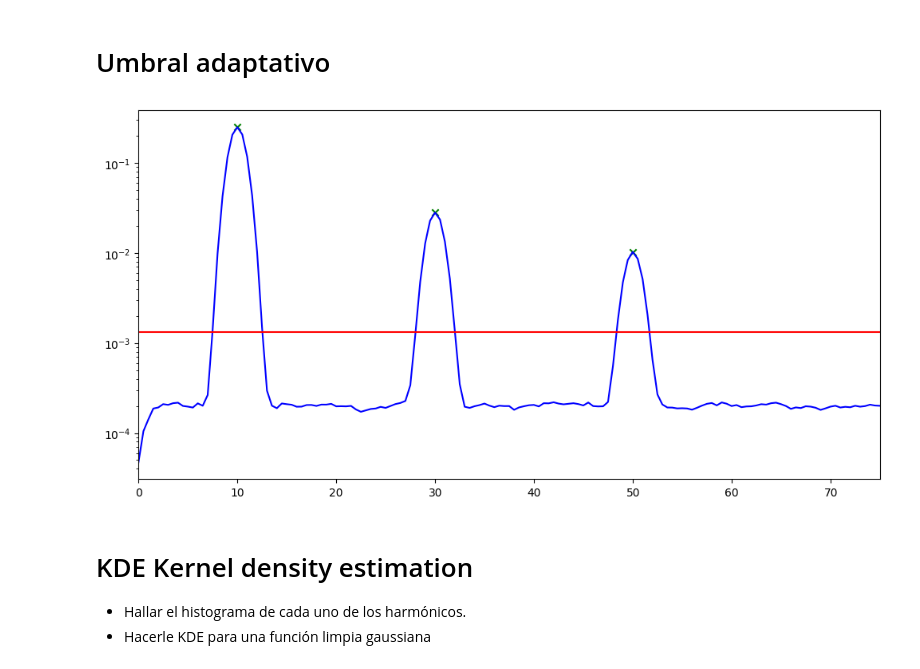
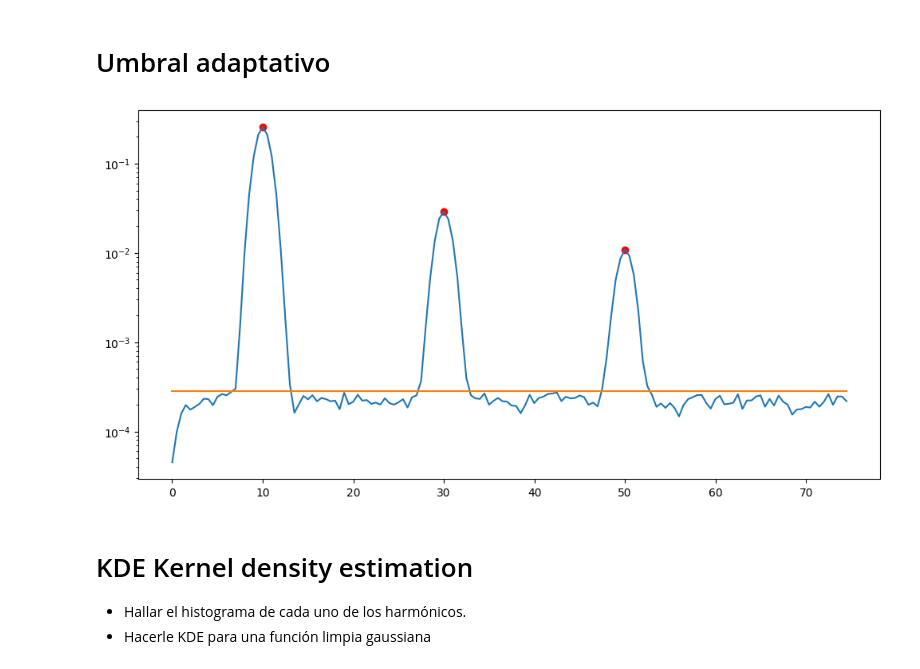
Before and after one commit to dramirezbe/Signal-theory, a Jupyter notebook: Random-signal-analysis/PSD_Estimation_arreglado.ipynb, the cells around one changed output. Drawn from its saved outputs; the diff is of its cells as text; code cells hidden in the pictures.

```diff
--- a/Random-signal-analysis/PSD_Estimation_arreglado.ipynb
+++ b/Random-signal-analysis/PSD_Estimation_arreglado.ipynb
@@ -31,7 +31,7 @@ Aplicar método welch: Consiste en hallar la FFT por ventaneos de la señal y lu
 
 np.random.seed(0)
 
-def randomvector(N, sigma):
+def randomvector(sigma, N):
     """Genera un vector gaussiano eta = N(0, sigma)"""
     return np.random.normal(0, np.sqrt(sigma), size=N)
 
@@ -42,43 +42,44 @@ def real_signal(t, wo):
 def welch_vector(X, fs, nperseg, window, nfft):
     """Generar psd de la señal xi
        ventaneo hamming
-       overlap del 25% de la vetana
+       overlap del 50% de la vetana
     """
     return sig.welch(X, fs, window=window, nperseg=nperseg, noverlap=(nperseg//2), nfft=nfft)
 
-def matrix_data(t, wo, sigma, M):
+def matrix_data(t, wo, sigma, N, M):
     N = len(t)
     X = np.zeros((M, N))  # Ajustar la dimensión de la matriz
     for i in range(M):
         X_true = real_signal(t, wo)  # Generar señal real
-        X[i] = X_true + randomvector(N, sigma)  # Combinarla con ruido, meterla a la fila
+        X[i] = X_true + randomvector(sigma, N)  # Combinarla con ruido, meterla a la fila
     return X
 
-def matrix_psd(X, nperseg, window, fs, M, N, fn):
+def matrix_psd(X, fs, nperseg, window, nfft, fn, N, M):
 
     Psd_real = np.zeros((M, N))  # Matriz para almacenar los PSD
     for i in range(M):
-        f, psd = welch_vector(X[i], fs, nperseg, window, N*2-1)
+        f, psd = welch_vector(X[i], fs, nperseg, window, nfft)
         Psd_real[i] = psd
 
-    return f, Psd_real
+    return f[:fn], Psd_real[:, :fn]
 
 # Parámetros
 N = 1024  # Longitud señal
 M = 1000  # Número de señales
-fo = 10  # 1Hz frecuencia
+fo = 10  # 10Hz frecuencia
 wo = 2*np.pi*fo
 sigma = 0.1  # Varianza
 t = np.linspace(0, 1, N)  # Vector de tiempo de 0 a 3 segundos
 fs = 1/(t[1]-t[0])  # Frecuencia de muestreo
 nperseg = N - 1
-fn = int(5*wo+20)
+nfft = N*2 - 1
+fn = int(5*fo) + 100
 
 # Generación de datos
-X = matrix_data(t, wo, sigma, M)
+X = matrix_data(t, wo, sigma, N, M)
 
 # Cálculo de PSD para cada señal
-f, Psd_real = matrix_psd(X, nperseg, 'blackmanharris', fs, M, N, fn)
+f, Psd_real = matrix_psd(X, fs, nperseg, 'blackmanharris', nfft, fn, N, M)
 # %% [markdown]
 # Preparar Datos
 
@@ -109,7 +110,7 @@ model = Sequential([
     Dropout(0.5), #Dropout para no sobreajuste
     Dense(N//4, activation='elu'), # Capa oculta
     Dense(128, activation='relu'), #Capa oculta
-    Dense(N) #Capa de salida
+    Dense(Psd_real.shape[1]) #Capa de salida
 ])
 
 model.compile(optimizer=Adam(learning_rate=0.0001), loss='mse', metrics=['accuracy']) #Optimizador adam,
@@ -212,30 +213,28 @@ plt.show()"""
 # %%
 def harmonics(f, psd):
 
-    psd_mean = np.mean(psd)
-
-    peaks, _ = sig.find_peaks(psd, height=psd_mean, distance=1)
-
-    peaks_filtered = peaks[psd[peaks] > psd_mean] #filtrar picos
-    # Paso 3: Obtener las coordenadas
+    noise_level = noise_level = np.percentile(psd, 10)  # Usa el percentil 10 como estimación del ruido
+    k = 0.0001
+    thresholding = noise_level + k
+    peaks, _ = sig.find_peaks(psd, height=thresholding, distance=1)
+    peaks_filtered = peaks[psd[peaks] > thresholding] #filtrar picos
     harm_f = f[peaks_filtered]
     harm_psd = psd[peaks_filtered]
 
 
-    return psd_mean, harm_f, harm_psd
+    return thresholding, harm_f, harm_psd
 
 
 thres, harm_f, harm_psd = harmonics(f, psd_pred[100])
 
 plt.figure(figsize=(12,6))
-plt.semilogy(f, psd_pred[100], c='b')
-plt.semilogy(f, np.full(len(f), thres), c='r')
-plt.scatter(harm_f, harm_psd,  marker='x', c='g')
+plt.semilogy(f, psd_pred[100])
+plt.semilogy(f, np.full(len(f), thres))
+plt.scatter(harm_f, harm_psd, c='r')
 
-plt.xlim([0,75])
 plt.show()
 # %% [output]
-[figure, old version]
+[figure, new version]
 # %% [markdown]
 # KDE Kernel density estimation
 
```
Also changed, not shown: parts of 5 cells of this notebook, 2 other files.
